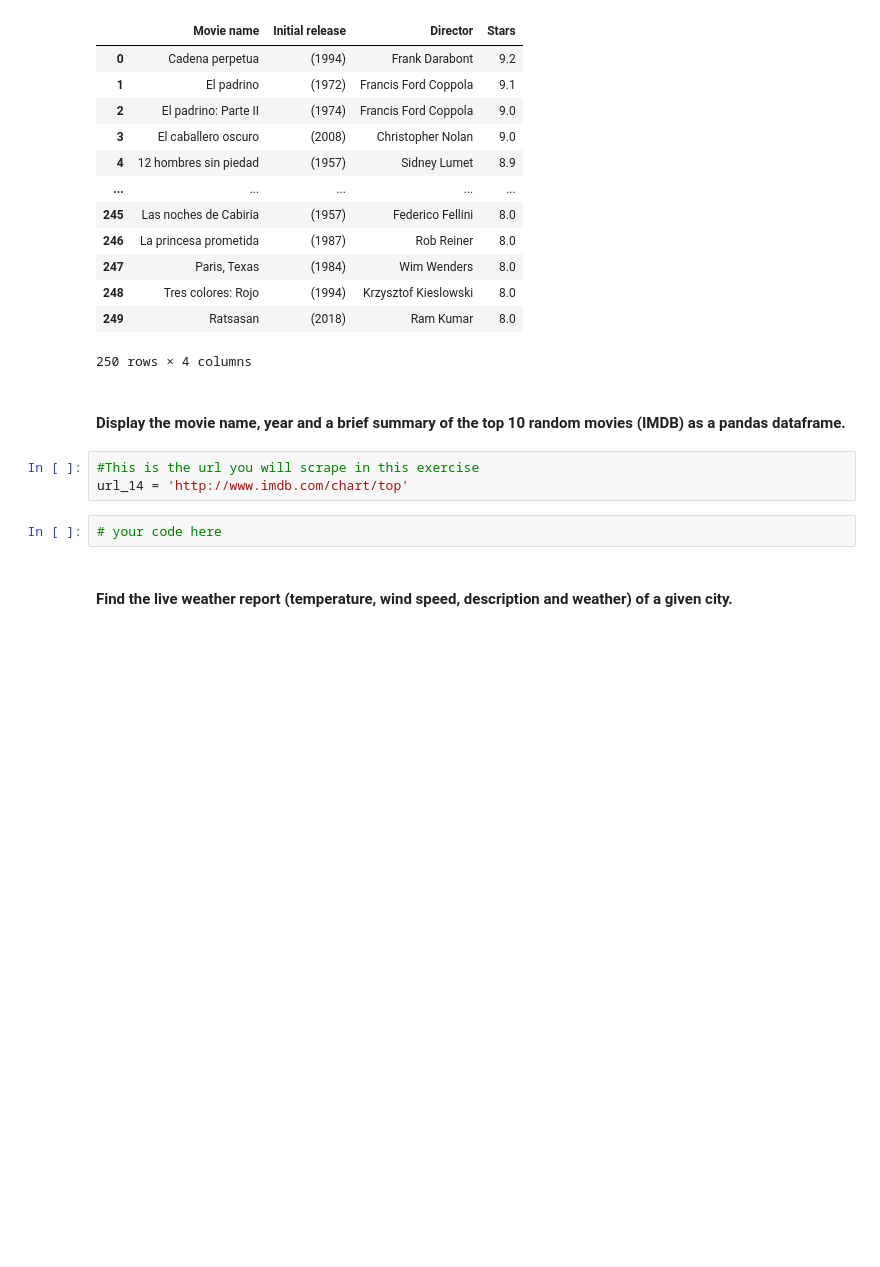
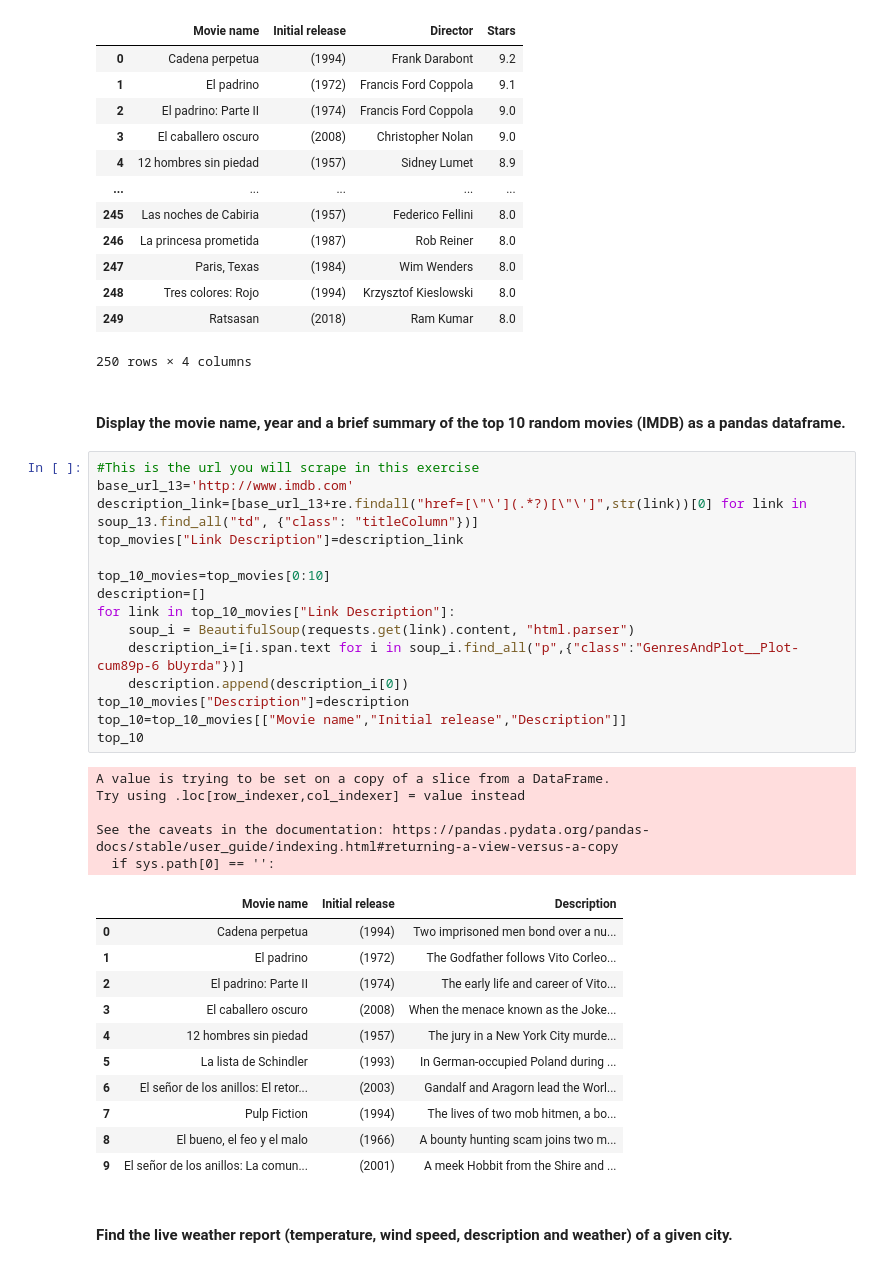
Before and after one commit to ivanrepi/dataptmad1121_labs, a Jupyter notebook: extra-work/m1/lab-web-scraping/your-code/main.ipynb, the cells around one changed output. Cells and saved outputs as stored; diff of their text form; blank space fills up the shorter version.

```diff
--- a/extra-work/m1/lab-web-scraping/your-code/main.ipynb
+++ b/extra-work/m1/lab-web-scraping/your-code/main.ipynb
@@ -432,11 +480,38 @@ top_movies
 250 rows × 4 columns
 # %% [markdown]
 #### Display the movie name, year and a brief summary of the top 10 random movies (IMDB) as a pandas dataframe.
-# %%
-#This is the url you will scrape in this exercise
-url_14 = 'http://www.imdb.com/chart/top'
-# %%
-# your code here
+# %%
+#This is the url you will scrape in this exercise
+base_url_13='http://www.imdb.com'
+description_link=[base_url_13+re.findall("href=[\"\'](.*?)[\"\']",str(link))[0] for link in soup_13.find_all("td", {"class": "titleColumn"})]
+top_movies["Link Description"]=description_link
+
+top_10_movies=top_movies[0:10]
+description=[]
+for link in top_10_movies["Link Description"]:
+    soup_i = BeautifulSoup(requests.get(link).content, "html.parser")
+    description_i=[i.span.text for i in soup_i.find_all("p",{"class":"GenresAndPlot__Plot-cum89p-6 bUyrda"})]
+    description.append(description_i[0])
+top_10_movies["Description"]=description
+top_10=top_10_movies[["Movie name","Initial release","Description"]]
+top_10
+# %% [output]
+A value is trying to be set on a copy of a slice from a DataFrame.
+Try using .loc[row_indexer,col_indexer] = value instead
+
+See the caveats in the documentation: https://pandas.pydata.org/pandas-docs/stable/user_guide/indexing.html#returning-a-view-versus-a-copy
+  if sys.path[0] == '':
+|  | Movie name | Initial release | Description |
+| 0 | Cadena perpetua | (1994) | Two imprisoned men bond over a nu... |
+| 1 | El padrino | (1972) | The Godfather follows Vito Corleo... |
+| 2 | El padrino: Parte II | (1974) | The early life and career of Vito... |
+| 3 | El caballero oscuro | (2008) | When the menace known as the Joke... |
+| 4 | 12 hombres sin piedad | (1957) | The jury in a New York City murde... |
+| 5 | La lista de Schindler | (1993) | In German-occupied Poland during ... |
+| 6 | El señor de los anillos: El retor... | (2003) | Gandalf and Aragorn lead the Worl... |
+| 7 | Pulp Fiction | (1994) | The lives of two mob hitmen, a bo... |
+| 8 | El bueno, el feo y el malo | (1966) | A bounty hunting scam joins two m... |
+| 9 | El señor de los anillos: La comun... | (2001) | A meek Hobbit from the Shire and ... |
 # %% [markdown]
 #### Find the live weather report (temperature, wind speed, description and weather) of a given city.
 # %%
```
Also changed, not shown: parts of 17 cells of this notebook.
